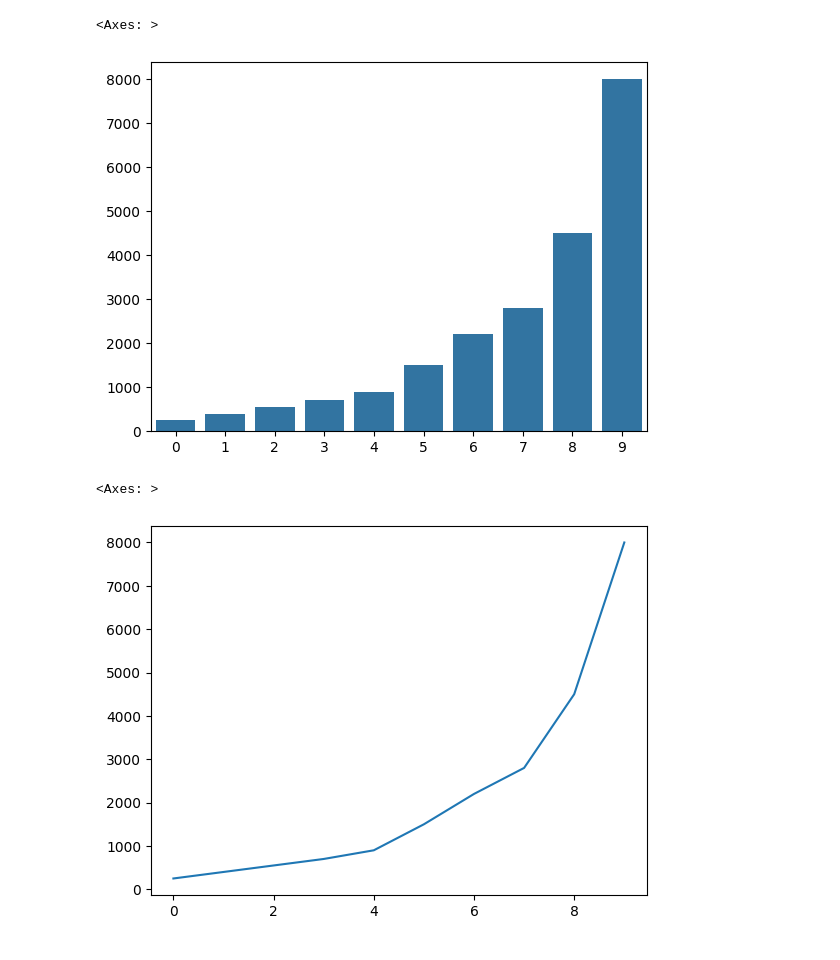
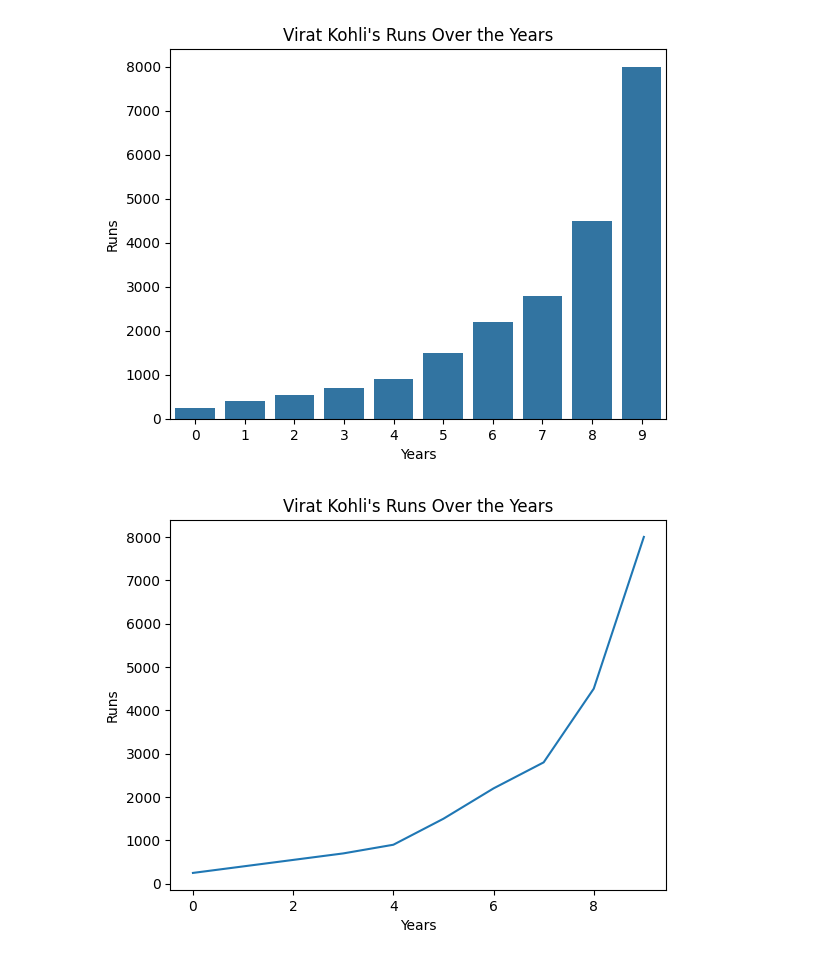
Before and after one commit to AbhishekDhaka9/Data_Science_concepts, a Jupyter notebook: seaborn.ipynb, the cells around one changed output. Cells and saved outputs as stored; diff of their text form; code cells hidden in the pictures.

```diff
--- a/seaborn.ipynb
+++ b/seaborn.ipynb
@@ -4,14 +4,20 @@ import matplotlib.pyplot as plt
 # %%
 years=[2010,2011,2012,2013,2014,2015,2016,2017,2018,2019]
 kohli=[250,400,550,700,900,1500,2200,2800,4500,8000]
 
-syn.barplot(kohli)
+sns.barplot(kohli)
+plt.xlabel("Years")
+plt.ylabel("Runs")
+plt.title("Virat Kohli's Runs Over the Years")
+plt.show()
 # %% [output]
-<Axes: >
-[figure, old version]
+[figure, new version]
 # %%
-syn.lineplot(kohli)
+sns.lineplot(kohli)
+plt.xlabel("Years")
+plt.ylabel("Runs")
+plt.title("Virat Kohli's Runs Over the Years")
+plt.show()
 # %% [output]
-<Axes: >
-[figure, old version]
+[figure, new version]
 # %%
```
Also changed, not shown: parts of 4 cells of this notebook.
